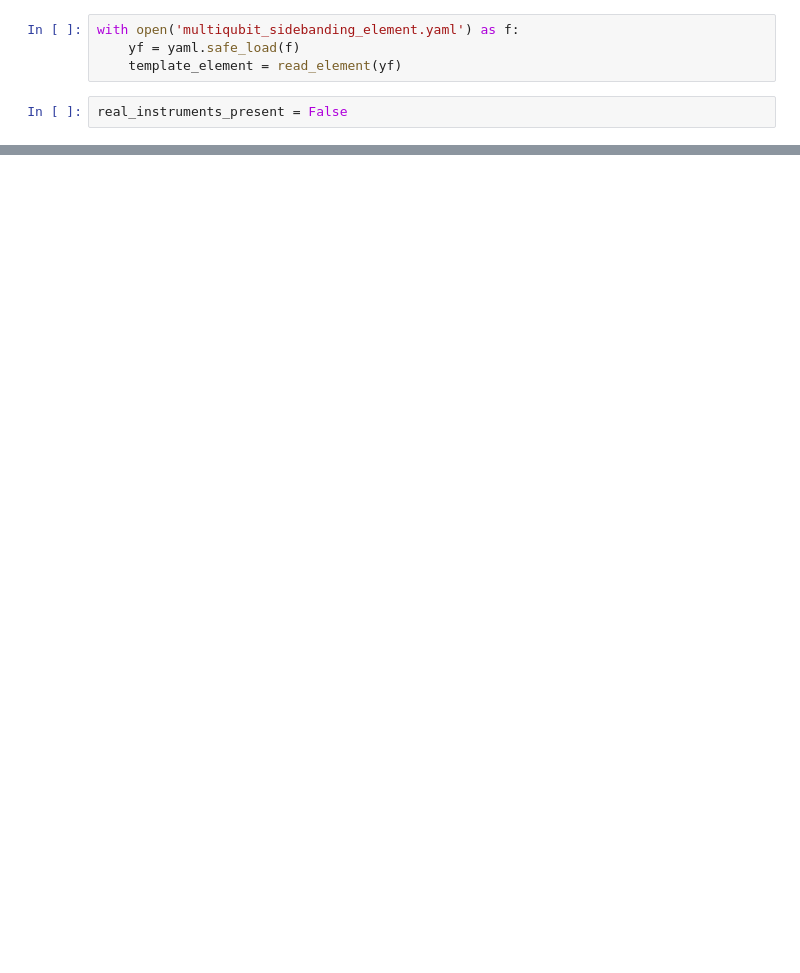
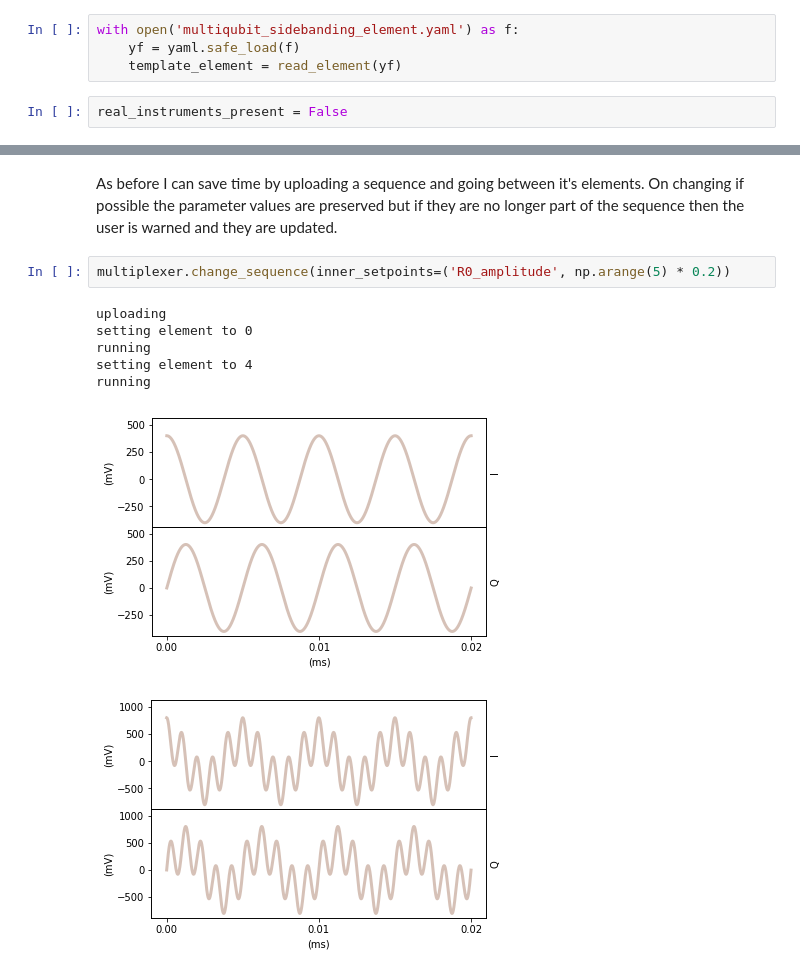
Before and after one commit to qdev-dk/qdev-wrappers, a Jupyter notebook: examples/customised_instruments/Multiplexer.ipynb, the cells around one changed output, grey strips where cells are left out. Drawn from its saved outputs; the diff is of its cells as text; blank space fills up the shorter version.

```diff
--- a/examples/customised_instruments/Multiplexer.ipynb
+++ b/examples/customised_instruments/Multiplexer.ipynb
@@ -88,0 +116,12 @@ sidebander_0.frequency()
+# %% [markdown]
+As before I can save time by uploading a sequence and going between it's elements. On changing if possible the parameter values are preserved but if they are no longer part of the sequence then the user is warned and they are updated.
+# %%
+multiplexer.change_sequence(inner_setpoints=('R0_amplitude', np.arange(5) * 0.2))
+# %% [output]
+uploading
+setting element to 0
+running
+setting element to 4
+running
+[figure, added]
+[figure, added]
```
Also changed, not shown: parts of 17 cells of this notebook, 4 other files.
